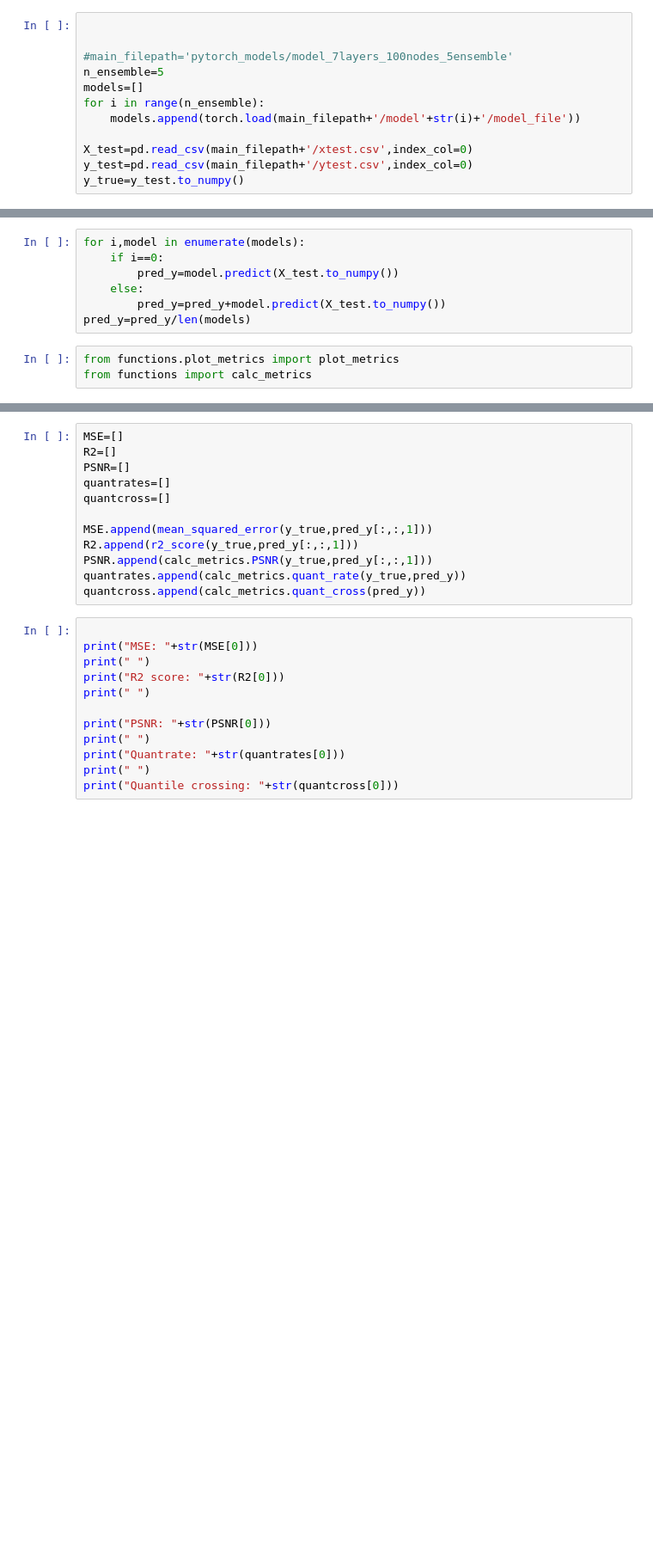
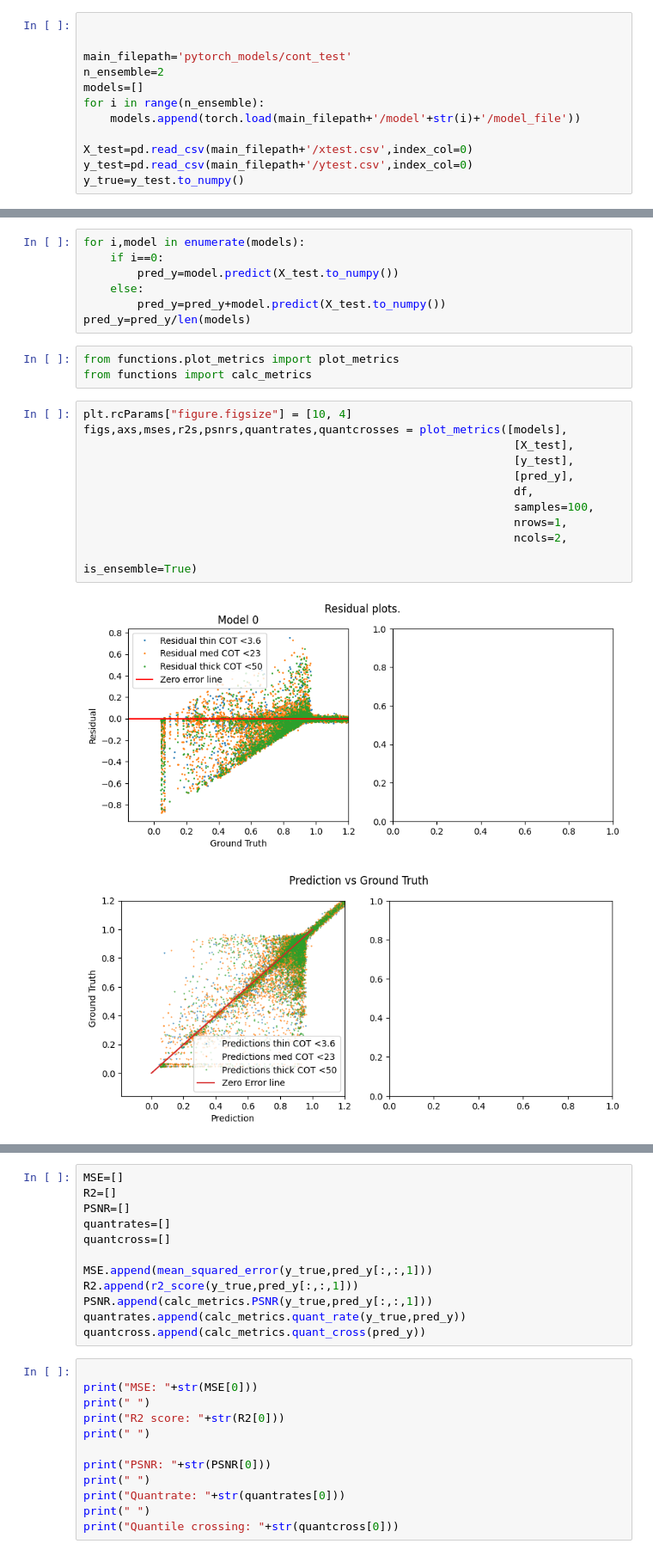
Before and after one commit to filipronn/SEEX30_Cloud_Fog, a Jupyter notebook: Cloud_rm/train_model.ipynb, the cells around one changed output, grey strips where cells are left out. Shown at 86% size. Drawn from its saved outputs; the diff is of its cells as text; blank space fills up the shorter version.

```diff
--- a/Cloud_rm/train_model.ipynb
+++ b/Cloud_rm/train_model.ipynb
@@ -155,8 +140,8 @@ NameError: name 'y_test' is not defined
 # %%
 
 
-#main_filepath='pytorch_models/model_7layers_100nodes_5ensemble'
-n_ensemble=5
+main_filepath='pytorch_models/cont_test'
+n_ensemble=2
 models=[]
 for i in range(n_ensemble):
     models.append(torch.load(main_filepath+'/model'+str(i)+'/model_file'))
@@ -176,3 +161,17 @@ pred_y=pred_y/len(models)
 # %%
 from functions.plot_metrics import plot_metrics
 from functions import calc_metrics
+# %%
+plt.rcParams["figure.figsize"] = [10, 4]
+figs,axs,mses,r2s,psnrs,quantrates,quantcrosses = plot_metrics([models],
+                                                                [X_test],
+                                                                [y_test],
+                                                                [pred_y],
+                                                                df,
+                                                                samples=100,
+                                                                nrows=1,
+                                                                ncols=2,
+                                                                is_ensemble=True)
+# %% [output]
+[figure, added]
+[figure, added]
```
Also changed, not shown: parts of 4 cells of this notebook, 21 other files.
